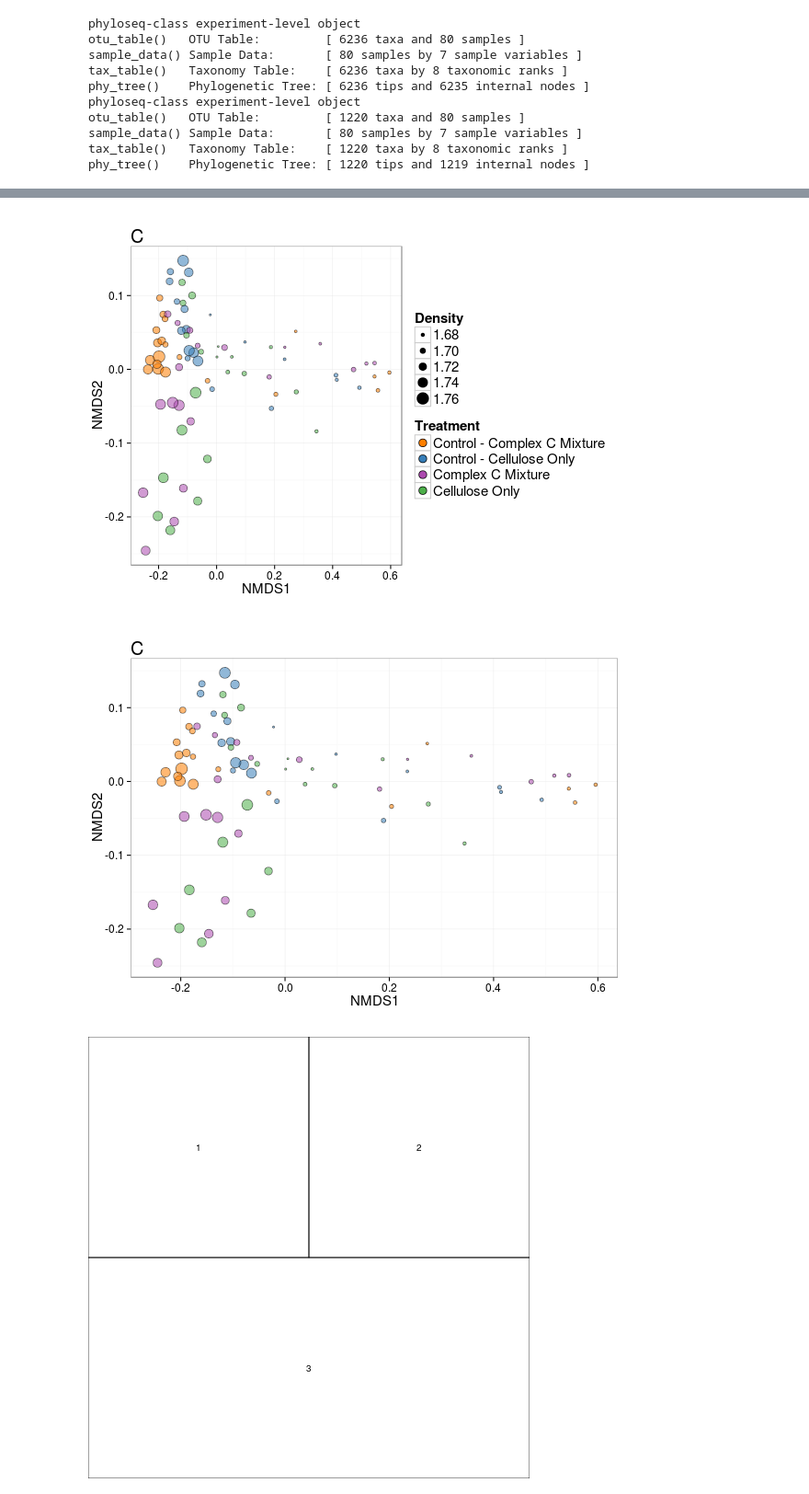
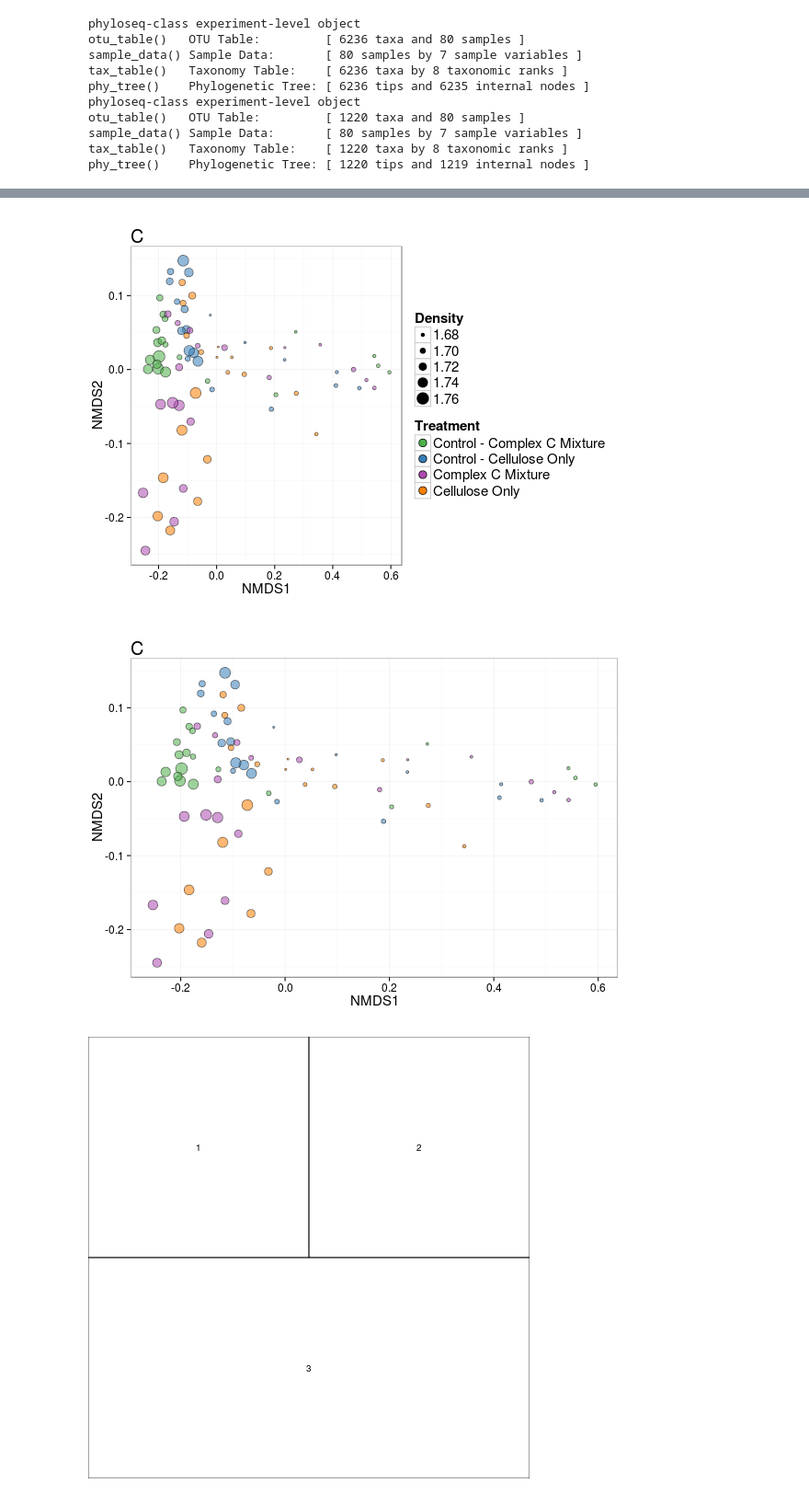
Before and after one commit to acampbellina/single_substrate, a Jupyter notebook: ordination_3panel_figure.ipynb, the cells around one changed output, grey strips where cells are left out. Shown at 92% size. Drawn from its saved outputs; the diff is of its cells as text; code cells hidden in the pictures.

```diff
--- a/ordination_3panel_figure.ipynb
+++ b/ordination_3panel_figure.ipynb
@@ -246,41 +261,41 @@ Run 20 stress 0.09458652
 # %%
 %%R -w 8 -h 6 -u in
 
-colours = c("#ff7f00", "#377eb8", "#ac4aaf", "#4daf4a")
+colours = c("#4daf4a", "#377eb8","#ac4aaf","#ff7f00")
 
 df = plot_ordination(physeq.all.thresh, nmds, justDF = TRUE)
 df$Density = as.numeric(as.character(df$Density))
 
 p3 = ggplot(df, aes(x = NMDS1, y = NMDS2))
 p3 = p3 + geom_point(aes(fill = Treatment, size = Density, alpha = 0.85), shape=21)
 p3 = p3 + scale_fill_manual(values = colours,
                             breaks=c("12CCPS", "12CCSS", "13CCPS", "13CCSS"),
                             labels=c("Control - Complex C Mixture", "Control - Cellulose Only",
                                      "Complex C Mixture", "Cellulose Only"))
 p3 = p3 + guides(alpha = FALSE)
 p3 = p3 + scale_size_area(aesthetics = "Density")
 p3 = p3 + ggtitle("C")
 p3 = p3 + guides(fill = guide_legend(override.aes = list(size = 4)))
 p3 = p3 + guides(size = guide_legend(override.aes = list(fill = "black")))
 p3 = p3 + theme_bw()
 p3 = p3 + theme(plot.margin = unit(c(1,0,1,0), "lines"))
 p3 = p3 + theme(plot.title = element_text(hjust = 0, size = 20))
 p3 = p3 + theme(axis.title.x = element_text(size=15))
 p3 = p3 + theme(axis.title.y = element_text(size=15))
 p3 = p3 + theme(axis.text.x = element_text(size=12))
 p3 = p3 + theme(axis.text.y = element_text(size=12))
 p3 = p3 + theme(legend.title = element_text(size = 15), legend.text = element_text(size = 15))
 
 p3
 # %% [output]
-[figure, old version]
+[figure, new version]
 # %%
 %%R -w 8 -h 6 -u in
 
 p4 = p3 + theme(legend.position = "none")
 p4
 # %% [output]
-[figure, old version]
+[figure, new version]
 # %%
 %%R
 m=rbind(c(1, 2), c(3, 3))
```
Also changed, not shown: parts of 6 cells of this notebook, 1 other file.
